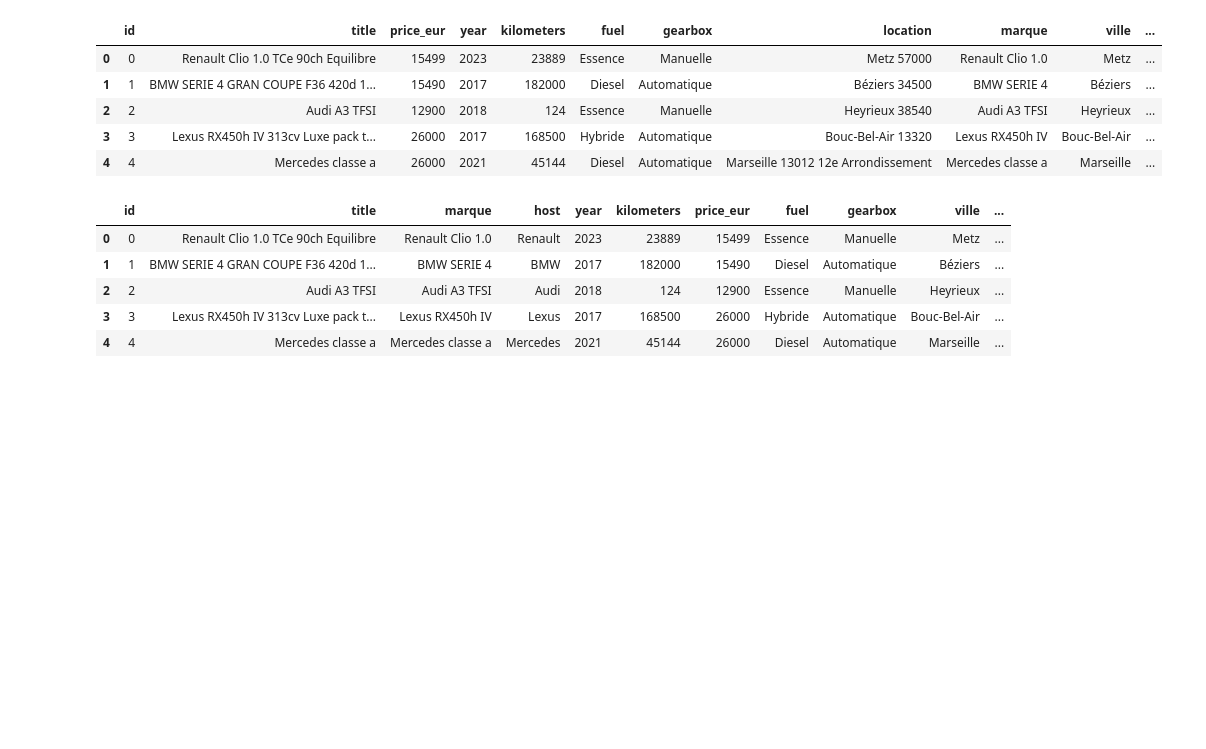
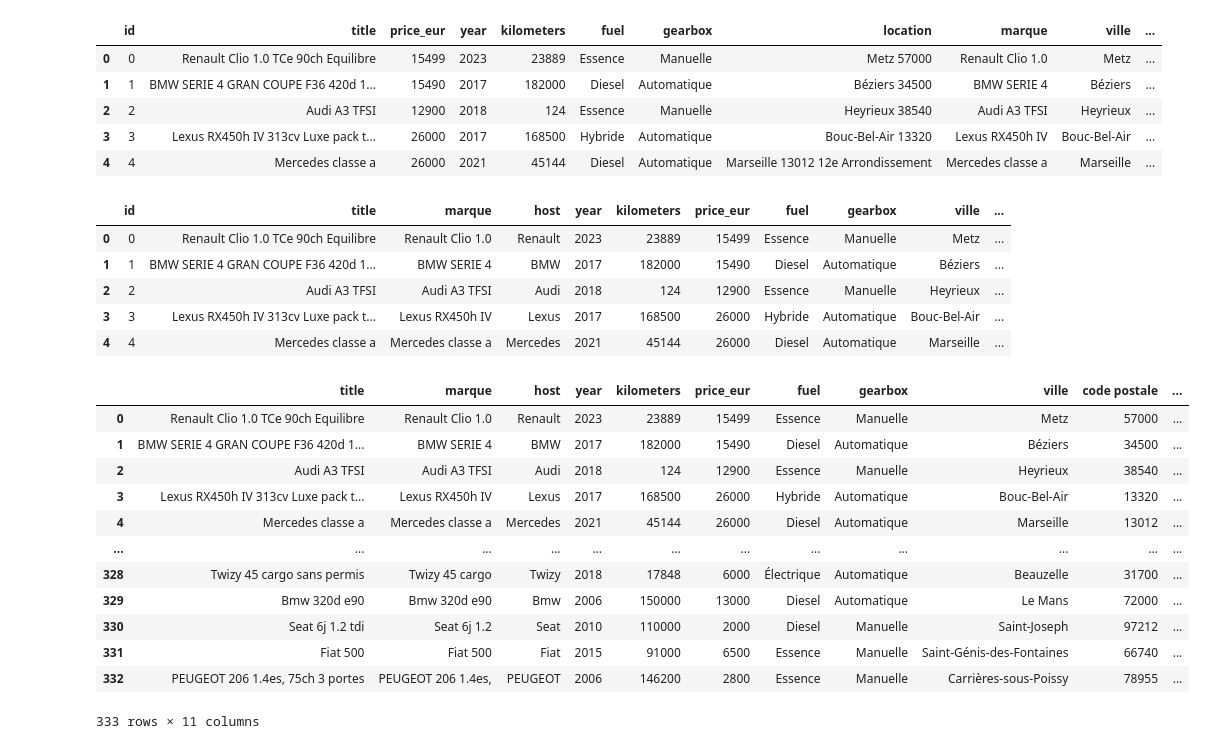
Before and after one commit to Userphenixe/AutoPrice-IQ, a Jupyter notebook: ETL/NoteBooks/Transformer.ipynb, the cells around one changed output. Drawn from its saved outputs; the diff is of its cells as text; code cells hidden in the pictures; blank space fills up the shorter version.

```diff
--- a/ETL/NoteBooks/Transformer.ipynb
+++ b/ETL/NoteBooks/Transformer.ipynb
@@ -211,3 +211,20 @@ df_leboncoin.head()
 | 2 | 2 | Audi A3 TFSI | Audi A3 TFSI | Audi | 2018 | 124 | 12900 | Essence | Manuelle | Heyrieux | ... |
 | 3 | 3 | Lexus RX450h IV 313cv Luxe pack t... | Lexus RX450h IV | Lexus | 2017 | 168500 | 26000 | Hybride | Automatique | Bouc-Bel-Air | ... |
 | 4 | 4 | Mercedes classe a | Mercedes classe a | Mercedes | 2021 | 45144 | 26000 | Diesel | Automatique | Marseille | ... |
+# %%
+df_leboncoin = df_leboncoin.drop(columns=["id"])
+df_leboncoin
+# %% [output]
+|  | title | marque | host | year | kilometers | price_eur | fuel | gearbox | ville | code postale | ... |
+| 0 | Renault Clio 1.0 TCe 90ch Equilibre | Renault Clio 1.0 | Renault | 2023 | 23889 | 15499 | Essence | Manuelle | Metz | 57000 | ... |
+| 1 | BMW SERIE 4 GRAN COUPE F36 420d 1... | BMW SERIE 4 | BMW | 2017 | 182000 | 15490 | Diesel | Automatique | Béziers | 34500 | ... |
+| 2 | Audi A3 TFSI | Audi A3 TFSI | Audi | 2018 | 124 | 12900 | Essence | Manuelle | Heyrieux | 38540 | ... |
+| 3 | Lexus RX450h IV 313cv Luxe pack t... | Lexus RX450h IV | Lexus | 2017 | 168500 | 26000 | Hybride | Automatique | Bouc-Bel-Air | 13320 | ... |
+| 4 | Mercedes classe a | Mercedes classe a | Mercedes | 2021 | 45144 | 26000 | Diesel | Automatique | Marseille | 13012 | ... |
+| ... | ... | ... | ... | ... | ... | ... | ... | ... | ... | ... | ... |
+| 328 | Twizy 45 cargo sans permis | Twizy 45 cargo | Twizy | 2018 | 17848 | 6000 | Électrique | Automatique | Beauzelle | 31700 | ... |
+| 329 | Bmw 320d e90 | Bmw 320d e90 | Bmw | 2006 | 150000 | 13000 | Diesel | Automatique | Le Mans | 72000 | ... |
+| 330 | Seat 6j 1.2 tdi | Seat 6j 1.2 | Seat | 2010 | 110000 | 2000 | Diesel | Manuelle | Saint-Joseph | 97212 | ... |
+| 331 | Fiat 500 | Fiat 500 | Fiat | 2015 | 91000 | 6500 | Essence | Manuelle | Saint-Génis-des-Fontaines | 66740 | ... |
+| 332 | PEUGEOT 206 1.4es, 75ch 3 portes | PEUGEOT 206 1.4es, | PEUGEOT | 2006 | 146200 | 2800 | Essence | Manuelle | Carrières-sous-Poissy | 78955 | ... |
+333 rows × 11 columns
```
Also changed, not shown: parts of 16 cells of this notebook.
